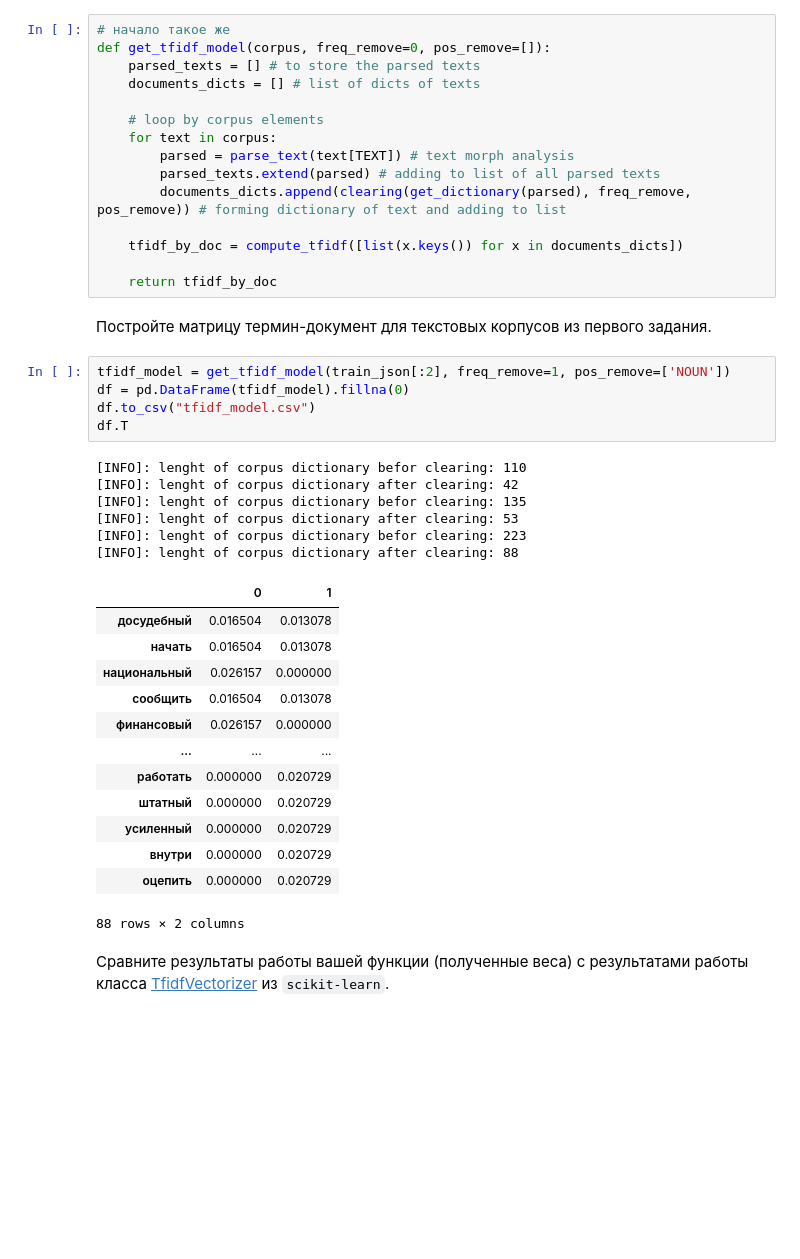
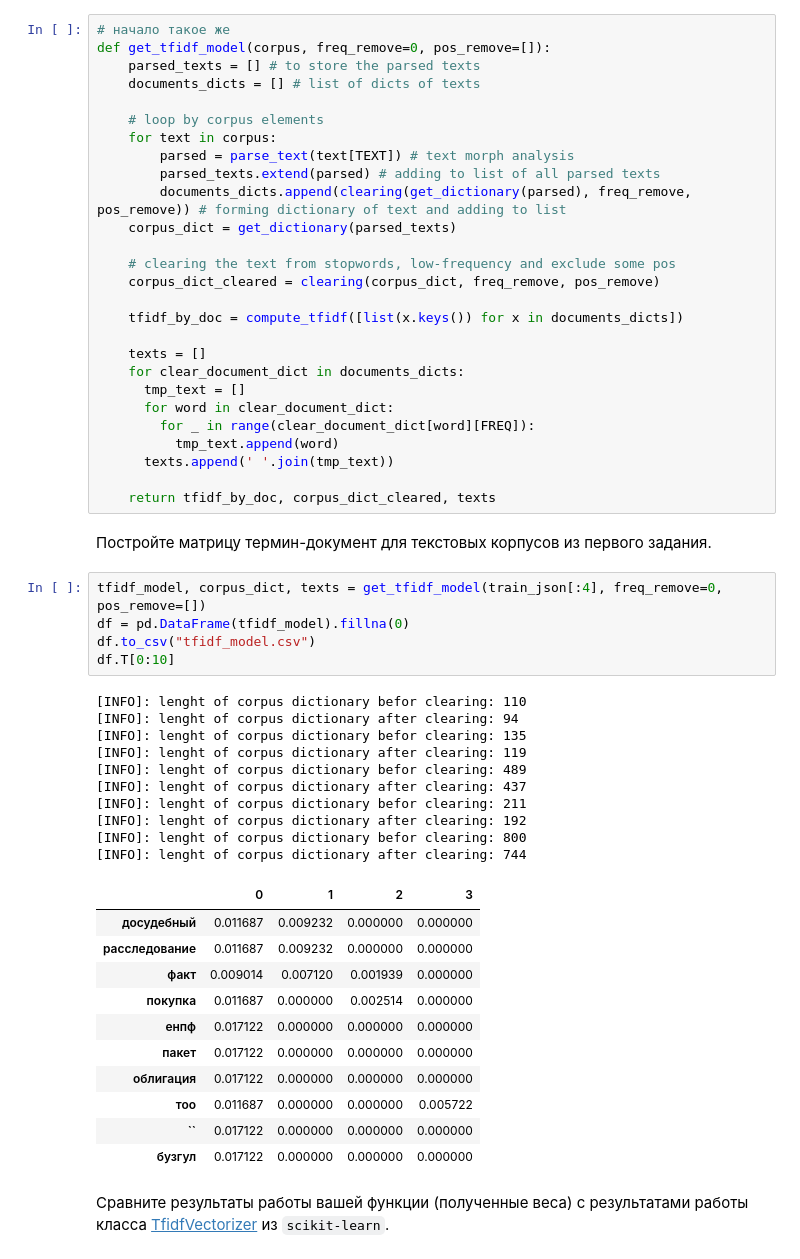
Before and after one commit to EnergyWork/NeuralNetworks-university-course, a Jupyter notebook: NN-2/lab2/lab2.ipynb, the cells around one changed output. Saved outputs shown, nothing was run; the diff lists cells and outputs as text; blank space fills up the shorter version.

```diff
--- a/NN-2/lab2/lab2.ipynb
+++ b/NN-2/lab2/lab2.ipynb
@@ -334,36 +335,50 @@ def get_tfidf_model(corpus, freq_remove=0, pos_remove=[]):
         parsed = parse_text(text[TEXT]) # text morph analysis
         parsed_texts.extend(parsed) # adding to list of all parsed texts
         documents_dicts.append(clearing(get_dictionary(parsed), freq_remove, pos_remove)) # forming dictionary of text and adding to list
+    corpus_dict = get_dictionary(parsed_texts)
+
+    # clearing the text from stopwords, low-frequency and exclude some pos
+    corpus_dict_cleared = clearing(corpus_dict, freq_remove, pos_remove)
 
     tfidf_by_doc = compute_tfidf([list(x.keys()) for x in documents_dicts])
 
-    return tfidf_by_doc
+    texts = []
+    for clear_document_dict in documents_dicts:
+      tmp_text = []
+      for word in clear_document_dict:
+        for _ in range(clear_document_dict[word][FREQ]):
+          tmp_text.append(word)
+      texts.append(' '.join(tmp_text))
+
+    return tfidf_by_doc, corpus_dict_cleared, texts
 # %% [markdown]
 Постройте матрицу термин-документ для текстовых корпусов из первого задания.
 # %%
-tfidf_model = get_tfidf_model(train_json[:2], freq_remove=1, pos_remove=['NOUN'])
+tfidf_model, corpus_dict, texts = get_tfidf_model(train_json[:4], freq_remove=0, pos_remove=[])
 df = pd.DataFrame(tfidf_model).fillna(0)
 df.to_csv("tfidf_model.csv")
-df.T
+df.T[0:10]
 # %% [output]
 [INFO]: lenght of corpus dictionary befor clearing: 110
-[INFO]: lenght of corpus dictionary after clearing: 42
+[INFO]: lenght of corpus dictionary after clearing: 94
 [INFO]: lenght of corpus dictionary befor clearing: 135
-[INFO]: lenght of corpus dictionary after clearing: 53
-[INFO]: lenght of corpus dictionary befor clearing: 223
-[INFO]: lenght of corpus dictionary after clearing: 88
+[INFO]: lenght of corpus dictionary after clearing: 119
+[INFO]: lenght of corpus dictionary befor clearing: 489
+[INFO]: lenght of corpus dictionary after clearing: 437
+[INFO]: lenght of corpus dictionary befor clearing: 211
+[INFO]: lenght of corpus dictionary after clearing: 192
+[INFO]: lenght of corpus dictionary befor clearing: 800
+[INFO]: lenght of corpus dictionary after clearing: 744
-|  | 0 | 1 |
-| досудебный | 0.016504 | 0.013078 |
-| начать | 0.016504 | 0.013078 |
-| национальный | 0.026157 | 0.000000 |
-| сообщить | 0.016504 | 0.013078 |
-| финансовый | 0.026157 | 0.000000 |
-| ... | ... | ... |
-| работать | 0.000000 | 0.020729 |
-| штатный | 0.000000 | 0.020729 |
-| усиленный | 0.000000 | 0.020729 |
-| внутри | 0.000000 | 0.020729 |
-| оцепить | 0.000000 | 0.020729 |
+|  | 0 | 1 | 2 | 3 |
+| досудебный | 0.011687 | 0.009232 | 0.000000 | 0.000000 |
+| расследование | 0.011687 | 0.009232 | 0.000000 | 0.000000 |
+| факт | 0.009014 | 0.007120 | 0.001939 | 0.000000 |
+| покупка | 0.011687 | 0.000000 | 0.002514 | 0.000000 |
+| енпф | 0.017122 | 0.000000 | 0.000000 | 0.000000 |
+| пакет | 0.017122 | 0.000000 | 0.000000 | 0.000000 |
+| облигация | 0.017122 | 0.000000 | 0.000000 | 0.000000 |
+| тоо | 0.011687 | 0.000000 | 0.000000 | 0.005722 |
+| `` | 0.017122 | 0.000000 | 0.000000 | 0.000000 |
+| бузгул | 0.017122 | 0.000000 | 0.000000 | 0.000000 |
-88 rows × 2 columns
 # %% [markdown]
 Сравните результаты работы вашей функции (полученные веса) с результатами работы класса [TfidfVectorizer](https://scikit-learn.org/stable/modules/generated/sklearn.feature_extraction.text.TfidfVectorizer.html) из `scikit-learn`.
```
Also changed, not shown: parts of 3 cells of this notebook, 1 other file.
